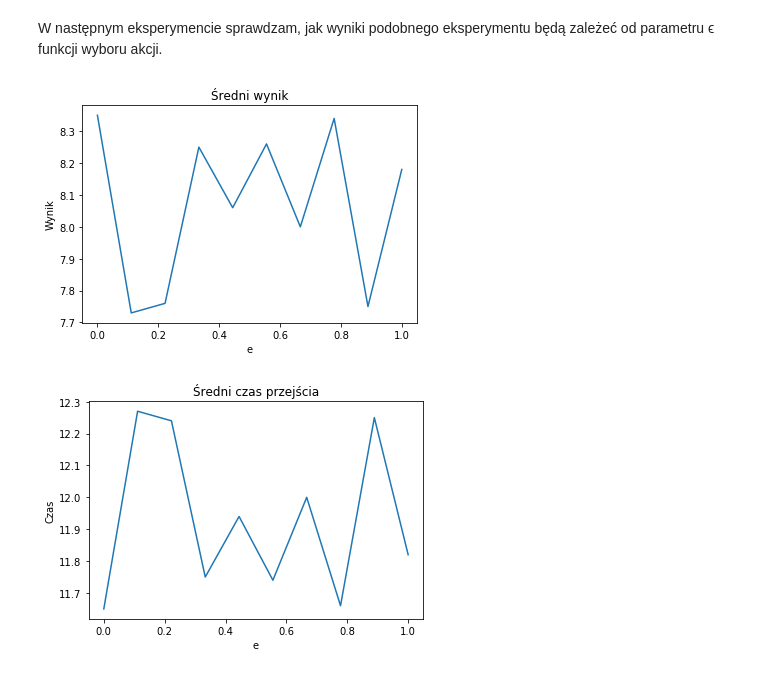
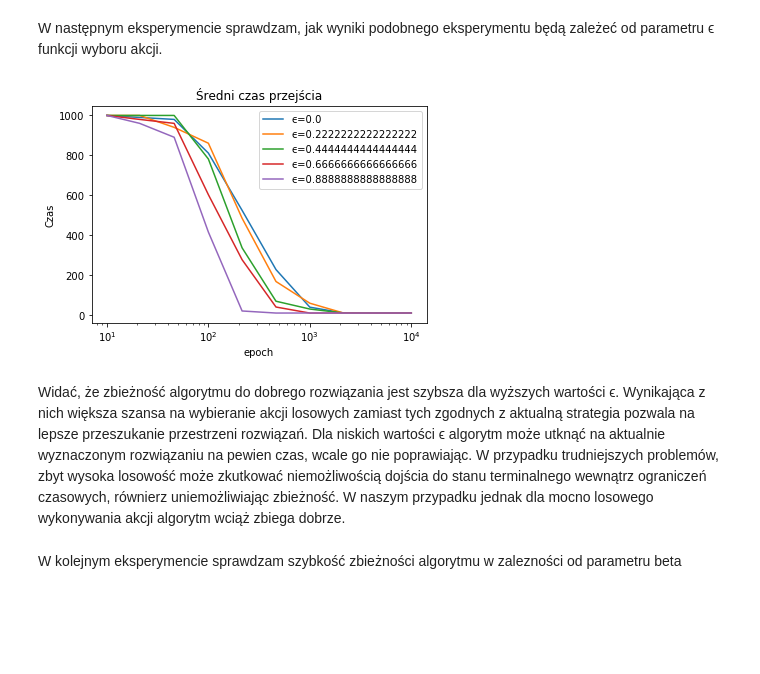
Before and after one commit to tototmek/WSI, a Jupyter notebook: Zadanie6.ipynb, the cells around one changed output. Cells and saved outputs as stored; diff of their text form; code cells hidden in the pictures; blank space fills up the shorter version.

```diff
--- a/Zadanie6.ipynb
+++ b/Zadanie6.ipynb
@@ -109,26 +109,30 @@ Wynik z kolei ograniczył się na wartości zbliżonej do nagrody za dowiezienie
 W następnym eksperymencie sprawdzam, jak wyniki podobnego eksperymentu będą zależeć od parametru ϵ funkcji wyboru akcji.
 # %%
 results_strategy = {}
-results_strategy["score"] = []
-results_strategy["time"] = []
 e_values = np.linspace(0, 1, 10)
 for e in e_values:
-    Q = q_learning(env, 1000, 0.9, 0.9, 5000, e_greedy_strategy(e))
-    result = test_strategy(env, Q, 100, 1000)
-    results_strategy["score"].append(result["score"])
-    results_strategy["time"].append(result["time"])
+    results_strategy[e] = {}
+    results_strategy[e]["score"] = []
+    results_strategy[e]["time"] = []
+epoch_values = np.logspace(1, 4, 10, dtype=int)
+for e in e_values:
+    for ep in epoch_values:
+        Q = q_learning(env, 1000, 0.9, 0.9, ep, e_greedy_strategy(e))
+        result = test_strategy(env, Q, 100, 1000)
+        results_strategy[e]["score"].append(result["score"])
+        results_strategy[e]["time"].append(result["time"])
 # %%
-plt.plot(e_values, results_strategy["score"])
-plt.title("Średni wynik")
-plt.xlabel("e")
-plt.ylabel("Wynik")
+for e in e_values[0:-1:2]:
+    plt.plot(epoch_values, results_strategy[e]["time"], label="ϵ={}".format(e))
+plt.title("Średni czas przejścia")
+plt.xlabel("epoch")
+plt.xscale("log")
+plt.ylabel("Czas")
+plt.legend()
 plt.show()
-
-plt.plot(e_values, results_strategy["time"])
-plt.title("Średni czas przejścia")
-plt.xlabel("e")
-plt.ylabel("Czas")
-plt.show()
 # %% [output]
-[figure, old version]
+[figure, new version]
-[figure, removed]
+# %% [markdown]
+Widać, że zbieżność algorytmu do dobrego rozwiązania jest szybsza dla wyższych wartości ϵ. Wynikająca z nich większa szansa na wybieranie akcji losowych zamiast tych zgodnych z aktualną strategia pozwala na lepsze przeszukanie przestrzeni rozwiązań. Dla niskich wartości ϵ algorytm może utknąć na aktualnie wyznaczonym rozwiązaniu na pewien czas, wcale go nie poprawiając. W przypadku trudniejszych problemów, zbyt wysoka losowość może zkutkować niemożliwością dojścia do stanu terminalnego wewnątrz ograniczeń czasowych, równierz uniemożliwiając zbieżność. W naszym przypadku jednak dla mocno losowego wykonywania akcji algorytm wciąż zbiega dobrze.
+# %% [markdown]
+W kolejnym eksperymencie sprawdzam szybkość zbieżności algorytmu w zalezności od parametru beta
```
Also changed, not shown: parts of 8 cells of this notebook.
